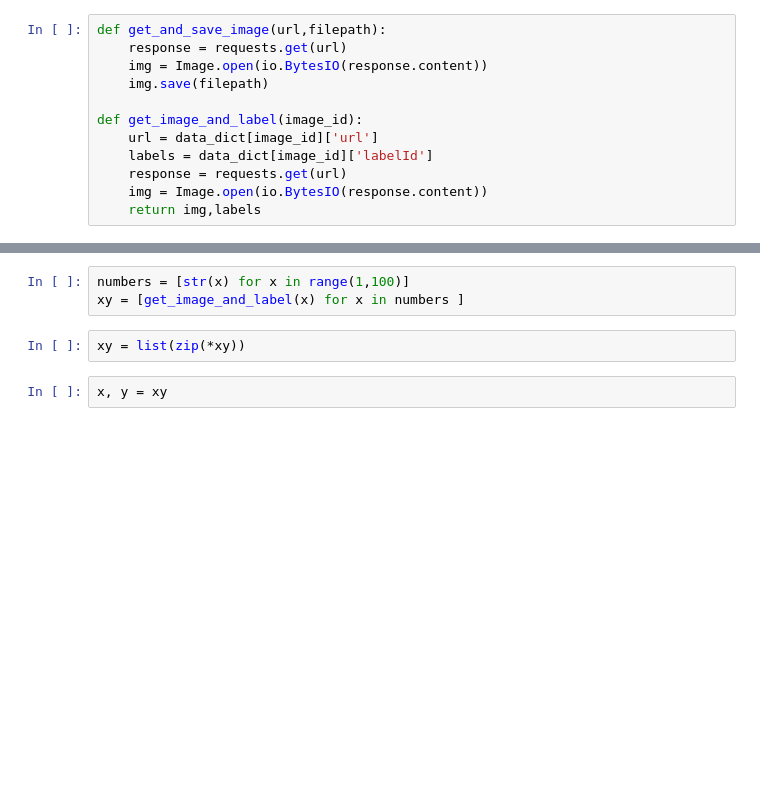
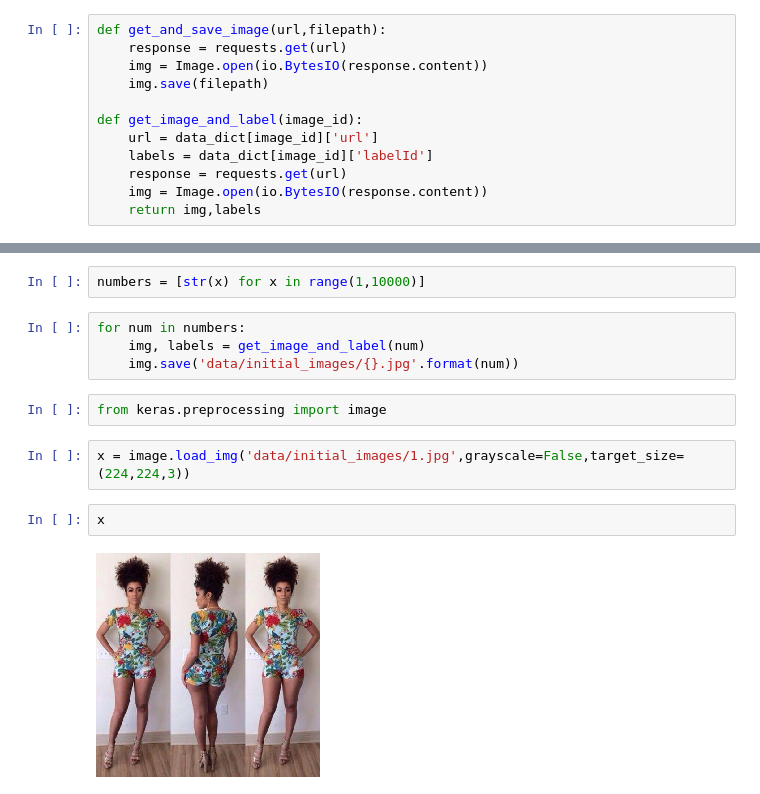
Before and after one commit to GougeC/iMaterialist_Challenge, a Jupyter notebook: EDA_GETTING_DATA.ipynb, the cells around one changed output, grey strips where cells are left out. Saved outputs shown, nothing was run; the diff lists cells and outputs as text; blank space fills up the shorter version.

```diff
--- a/EDA_GETTING_DATA.ipynb
+++ b/EDA_GETTING_DATA.ipynb
@@ -46,7 +55,14 @@ response = requests.get(testurl)
 # %%
-numbers = [str(x) for x in range(1,100)]
-xy = [get_image_and_label(x) for x in numbers ]
+numbers = [str(x) for x in range(1,10000)]
-# %%
-xy = list(zip(*xy))
+# %%
+for num in numbers:
+    img, labels = get_image_and_label(num)
+    img.save('data/initial_images/{}.jpg'.format(num))
+# %%
+from keras.preprocessing import image
+# %%
+x = image.load_img('data/initial_images/1.jpg',grayscale=False,target_size=(224,224,3))
 # %%
-x, y = xy
+x
+# %% [output]
+[figure, added]
```
Also changed, not shown: parts of 8 cells of this notebook, 1 other file.
